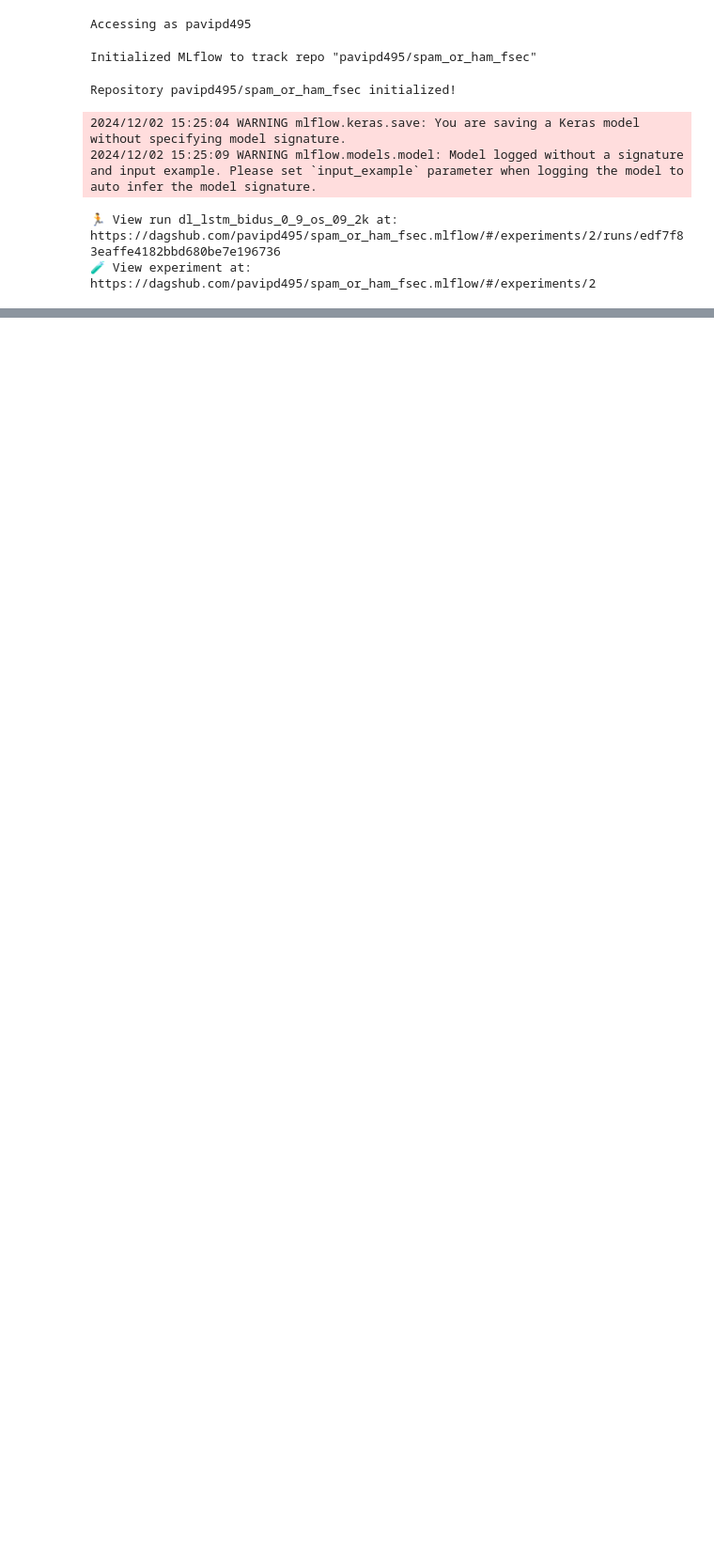
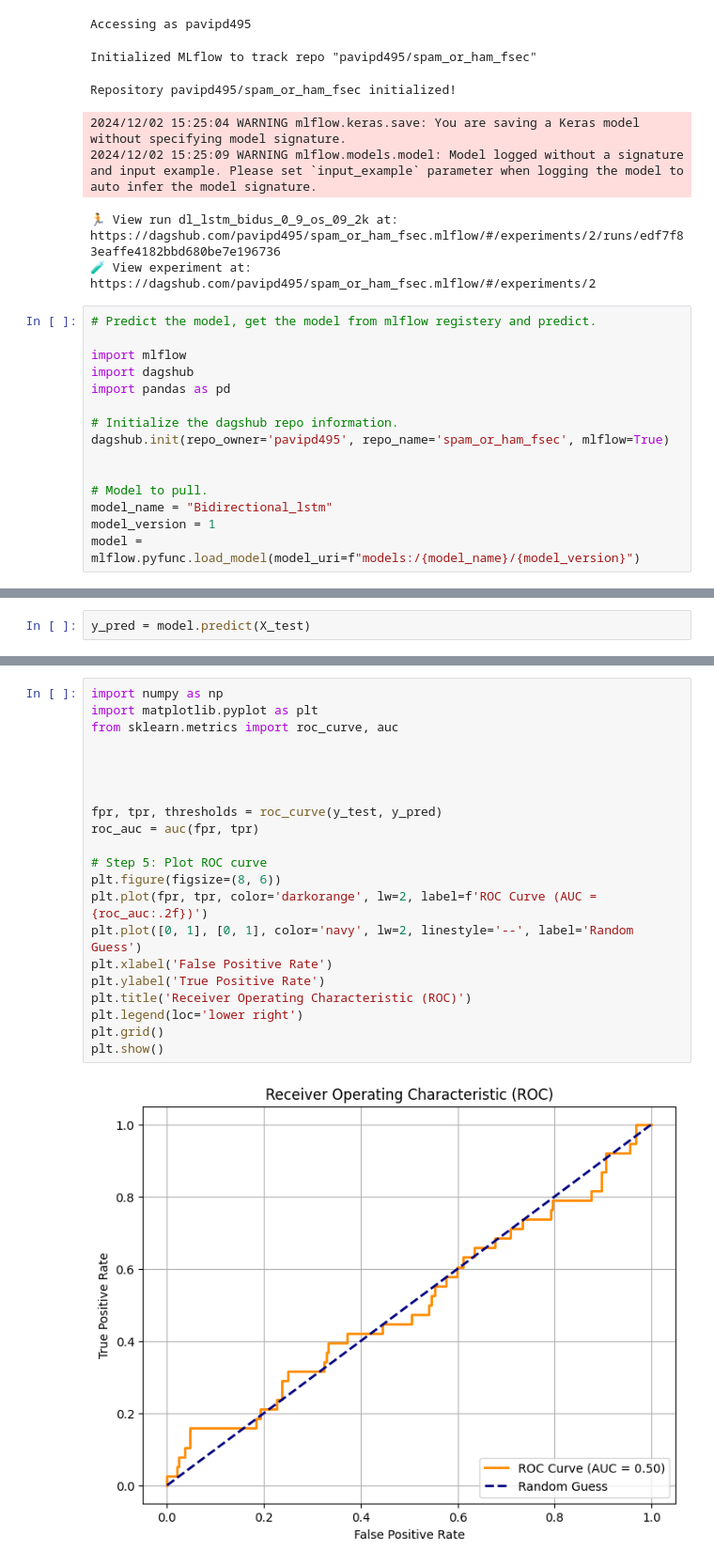
Before and after one commit to pavi-ninjaac/spam_or_ham_fsec, a Jupyter notebook: explore/step3_m6_dl.ipynb, the cells around one changed output, grey strips where cells are left out. Shown at 94% size. Saved outputs shown, nothing was run; the diff lists cells and outputs as text; blank space fills up the shorter version.

```diff
--- a/explore/step3_m6_dl.ipynb
+++ b/explore/step3_m6_dl.ipynb
@@ -198,3 +198,18 @@ Repository pavipd495/spam_or_ham_fsec initialized!
 2024/12/02 15:25:09 WARNING mlflow.models.model: Model logged without a signature and input example. Please set `input_example` parameter when logging the model to auto infer the model signature.
 🏃 View run dl_lstm_bidus_0_9_os_09_2k at: https://dagshub.com/pavipd495/spam_or_ham_fsec.mlflow/#/experiments/2/runs/edf7f83eaffe4182bbd680be7e196736
 🧪 View experiment at: https://dagshub.com/pavipd495/spam_or_ham_fsec.mlflow/#/experiments/2
+# %%
+# Predict the model, get the model from mlflow registery and predict.
+
+import mlflow
+import dagshub
+import pandas as pd
+
+# Initialize the dagshub repo information.
+dagshub.init(repo_owner='pavipd495', repo_name='spam_or_ham_fsec', mlflow=True)
+
+
+# Model to pull.
+model_name = "Bidirectional_lstm"
+model_version = 1
+model = mlflow.pyfunc.load_model(model_uri=f"models:/{model_name}/{model_version}")
@@ -200,0 +229,2 @@ Repository pavipd495/spam_or_ham_fsec initialized!
+# %%
+y_pred = model.predict(X_test)
@@ -200,0 +233,23 @@ Repository pavipd495/spam_or_ham_fsec initialized!
+# %%
+import numpy as np
+import matplotlib.pyplot as plt
+from sklearn.metrics import roc_curve, auc
+
+
+
+
+fpr, tpr, thresholds = roc_curve(y_test, y_pred)
+roc_auc = auc(fpr, tpr)
+
+# Step 5: Plot ROC curve
+plt.figure(figsize=(8, 6))
+plt.plot(fpr, tpr, color='darkorange', lw=2, label=f'ROC Curve (AUC = {roc_auc:.2f})')
+plt.plot([0, 1], [0, 1], color='navy', lw=2, linestyle='--', label='Random Guess')
+plt.xlabel('False Positive Rate')
+plt.ylabel('True Positive Rate')
+plt.title('Receiver Operating Characteristic (ROC)')
+plt.legend(loc='lower right')
+plt.grid()
+plt.show()
+# %% [output]
+[figure, added]
```
Also changed, not shown: parts of 3 cells of this notebook, 8 other files.
